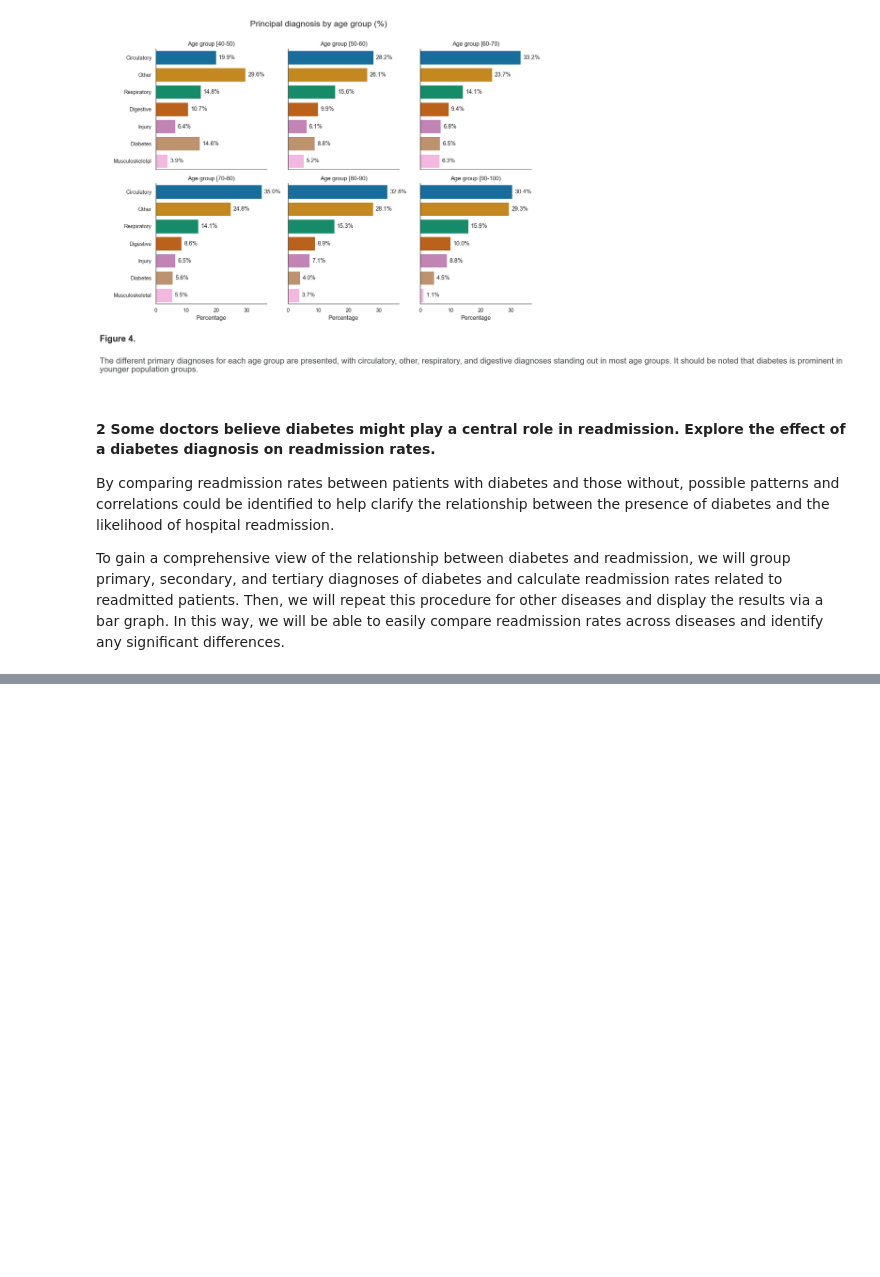
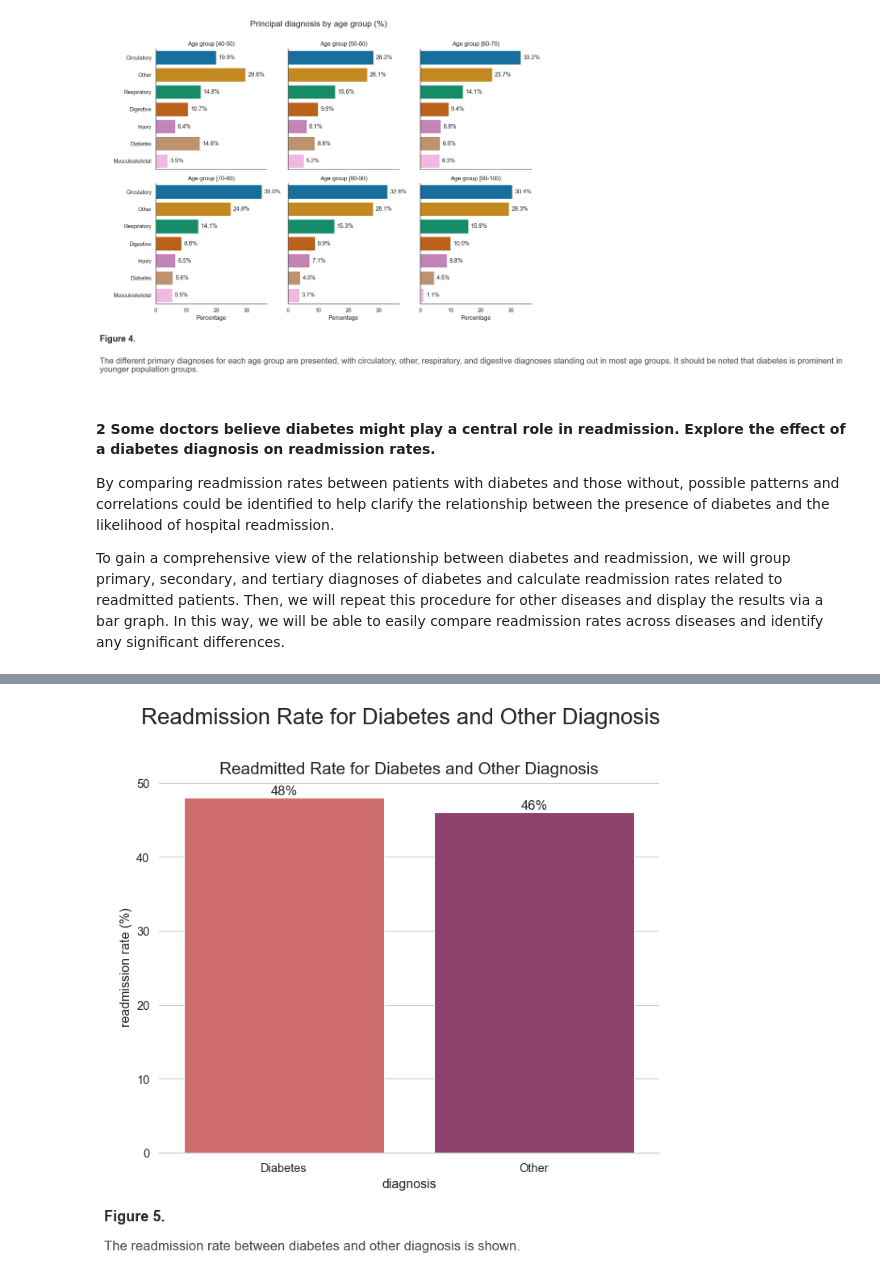
Before and after one commit to SirTee12/Reducing-Hospital-Readmission, a Jupyter notebook: Reducing-Hospital-Readmissions.ipynb, the cells around one changed output, grey strips where cells are left out. Cells and saved outputs as stored; diff of their text form; code cells hidden in the pictures; blank space fills up the shorter version.

Commit message:
plot the readmission rate between diabetes and other diagnosis

```diff
--- a/Reducing-Hospital-Readmissions.ipynb
+++ b/Reducing-Hospital-Readmissions.ipynb
@@ -559,0 +568,31 @@ diabetes_other_diag
+# %%
+# plot readmission rate by diabetes and other diagnosis
+sns.set_style('whitegrid')
+fig, ax = plt.subplots(figsize = (8, 6))
+readmission_rate = sns.barplot(x = 'diagnosis', y = 'readmission rate (%)',
+                             data = diabetes_other_diag, palette='flare')
+
+
+readmission_rate.set_ylabel('readmission rate (%)')
+readmission_rate.set_title('Readmitted Rate for Diabetes and Other Diagnosis',size=15)
+fig.suptitle('Readmission Rate for Diabetes and Other Diagnosis', y=1.03,
+                                   fontsize='xx-large')
+
+#Adding % values by iterating through the axes and his containers
+for bar in ax.patches:
+        height = bar.get_height()
+        ax.annotate(f"{height:.0f}%", xy=(bar.get_x() + bar.get_width() / 2, height),
+                    xytext=(0, 1), textcoords='offset points',
+                    ha='center', va='bottom', fontsize=12)
+
+sns.despine(left= True)
+
+# set the fig cation parameters
+fig5_readmission_rate = set_fig_caption(fig = readmission_rate.figure,fig_number=5,
+                                        x=0.04,y= -0.03,
+                                        gap=0.06,size=12,
+                                        caption='The readmission rate between diabetes and other diagnosis is shown.')
+
+plt.show()
+# %% [output]
+[figure, added]
```
Also changed, not shown: parts of 9 cells of this notebook.
